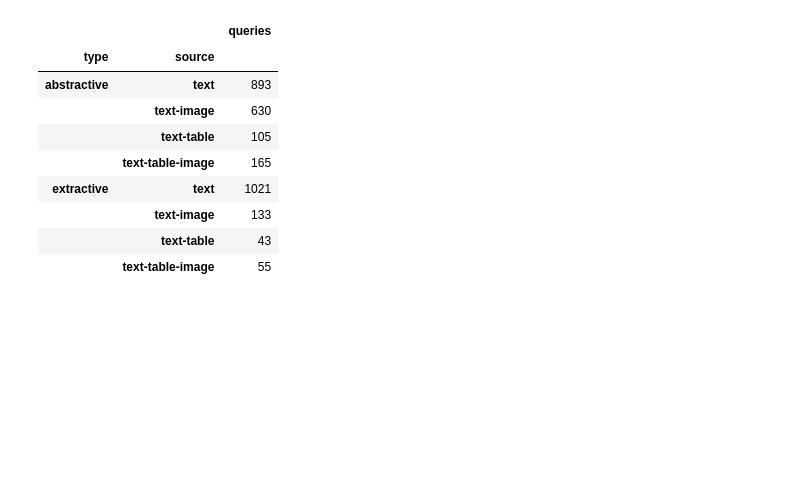
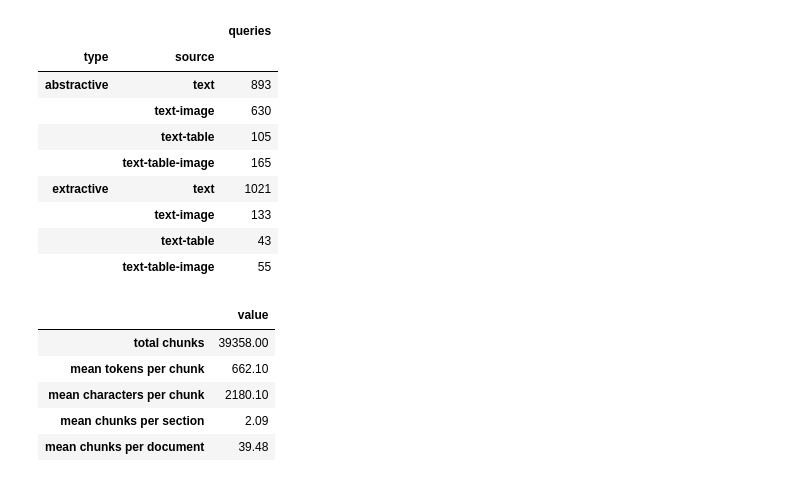
Before and after one commit to GurmannAjmani/OPEN_RAGBENCH_ANALYSIS, a Jupyter notebook: EDA.ipynb, the cells around one changed output. Drawn from its saved outputs; the diff is of its cells as text; code cells hidden in the pictures; blank space fills up the shorter version.

Commit message:
Recursive Character chunking for text: Stored in ChromaDB

```diff
--- a/EDA.ipynb
+++ b/EDA.ipynb
@@ -147,3 +147,43 @@ queries_df.groupby(['type', 'source']).size().rename('queries').to_frame()
 |  | text-image | 133 |
 |  | text-table | 43 |
 |  | text-table-image | 55 |
+# %%
+from langchain_text_splitters import RecursiveCharacterTextSplitter
+
+# Match the text chunking configuration used by scripts/chunk_and_ingest.py.
+splitter = RecursiveCharacterTextSplitter.from_tiktoken_encoder(
+    encoding_name='cl100k_base',
+    chunk_size=1024,
+    chunk_overlap=100,
+    separators=['\n\n', '\n', '. ', ' ', ''],
+)
+
+chunk_rows = []
+for file_path in tqdm(corpus_files, desc='Simulating chunks', unit='paper'):
+    paper = json.loads(file_path.read_text(encoding='utf-8'))
+    for section in paper.get('sections', []):
+        chunks = splitter.split_text(section.get('text') or '')
+        for chunk in chunks:
+            chunk_rows.append({
+                'paper_id': paper['id'],
+                'section_id': section['section_id'],
+                'tokens': len(encoding.encode(chunk, disallowed_special=())),
+                'characters': len(chunk),
+            })
+
+chunks_df = pd.DataFrame(chunk_rows)
+chunk_summary = pd.Series({
+    'total chunks': len(chunks_df),
+    'mean tokens per chunk': round(chunks_df['tokens'].mean(), 1),
+    'mean characters per chunk': round(chunks_df['characters'].mean(), 1),
+    'mean chunks per section': round(chunks_df.groupby(['paper_id', 'section_id']).size().mean(), 2),
+    'mean chunks per document': round(chunks_df.groupby('paper_id').size().mean(), 2),
+})
+chunk_summary.to_frame('value')
+# %% [output]
+|  | value |
+| total chunks | 39358.00 |
+| mean tokens per chunk | 662.10 |
+| mean characters per chunk | 2180.10 |
+| mean chunks per section | 2.09 |
+| mean chunks per document | 39.48 |
```
Also changed, not shown: parts of 1 cell of this notebook, 3 other files.
